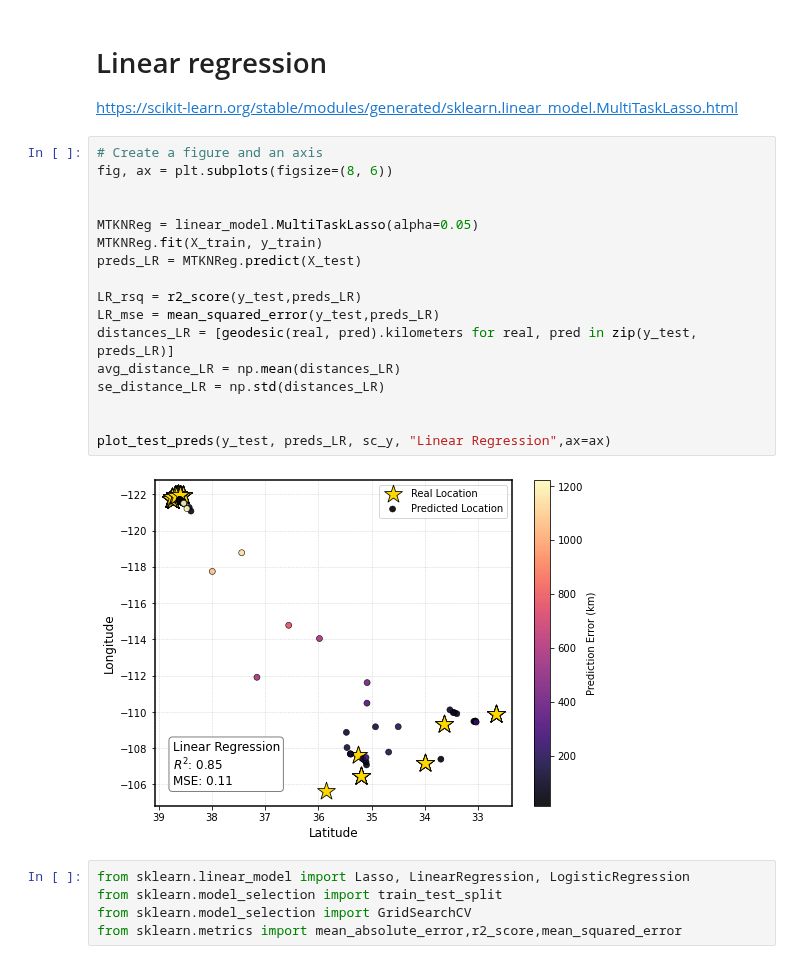
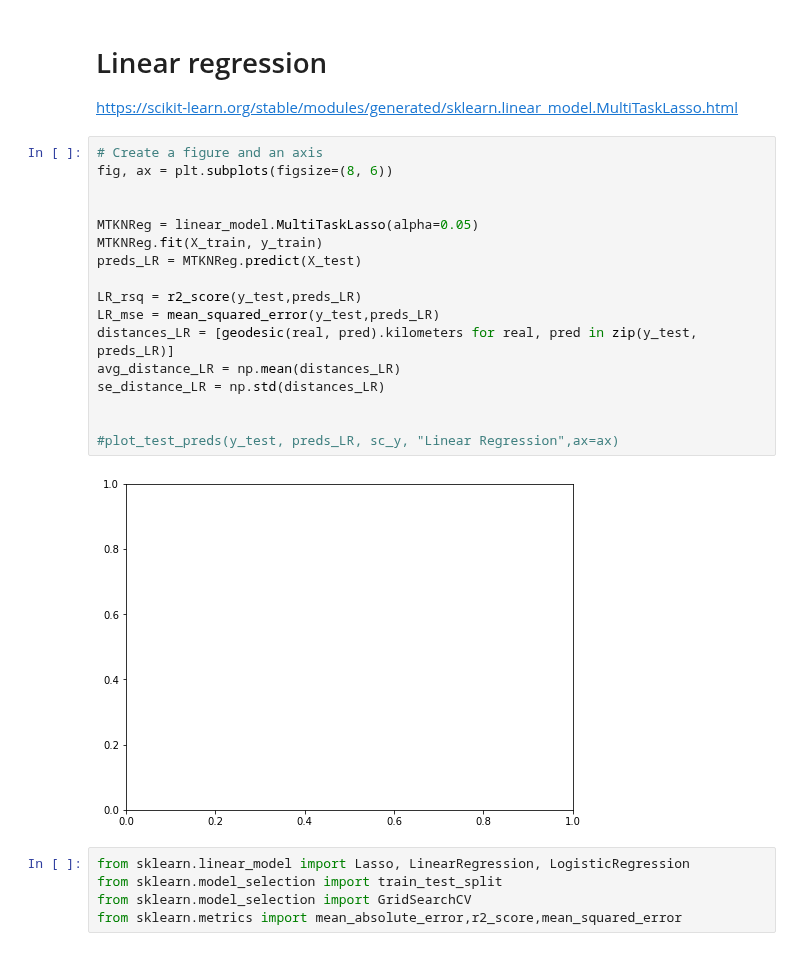
Before and after one commit to hayesrebecca/pollenGeolocation, a Jupyter notebook: 2_modelComparisons.ipynb, the cells around one changed output. Cells and saved outputs as stored; diff of their text form.

```diff
--- a/2_modelComparisons.ipynb
+++ b/2_modelComparisons.ipynb
@@ -48,22 +48,22 @@ https://scikit-learn.org/stable/modules/generated/sklearn.linear_model.MultiTask
 # %%
 # Create a figure and an axis
 fig, ax = plt.subplots(figsize=(8, 6))
 
 
 MTKNReg = linear_model.MultiTaskLasso(alpha=0.05)
 MTKNReg.fit(X_train, y_train)
 preds_LR = MTKNReg.predict(X_test)
 
 LR_rsq = r2_score(y_test,preds_LR)
 LR_mse = mean_squared_error(y_test,preds_LR)
 distances_LR = [geodesic(real, pred).kilometers for real, pred in zip(y_test, preds_LR)]
 avg_distance_LR = np.mean(distances_LR)
 se_distance_LR = np.std(distances_LR)
 
 
-plot_test_preds(y_test, preds_LR, sc_y, "Linear Regression",ax=ax)
+#plot_test_preds(y_test, preds_LR, sc_y, "Linear Regression",ax=ax)
 # %% [output]
-[figure, old version]
+[figure, new version]
 # %%
 from sklearn.linear_model import Lasso, LinearRegression, LogisticRegression
 from sklearn.model_selection import train_test_split
```
Also changed, not shown: parts of 12 cells of this notebook, 1 other file.
